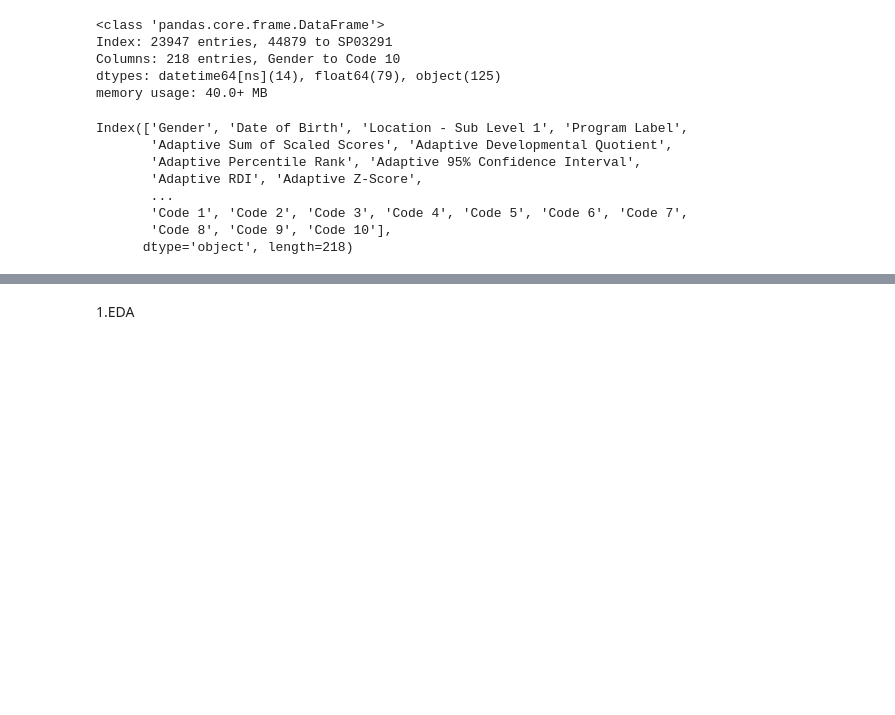
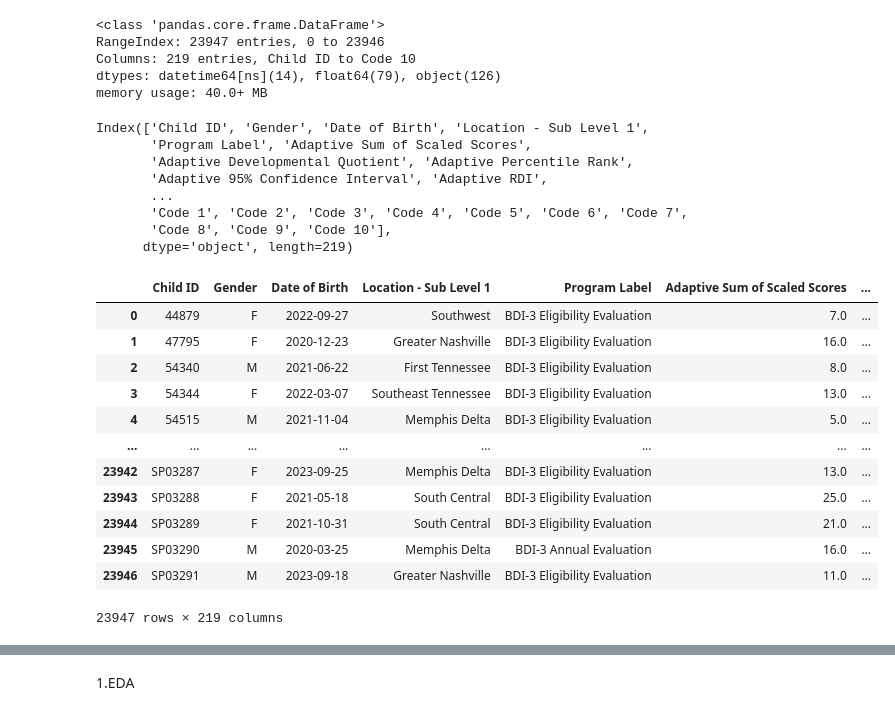
Before and after one commit to NSS-Data-Analytics-Cohort-10/teis-bullmastiff, a Jupyter notebook: notebooks/TEIS BDI.ipynb, the cells around one changed output, grey strips where cells are left out. Cells and saved outputs as stored; diff of their text form; code cells hidden in the pictures; blank space fills up the shorter version.

```diff
--- a/notebooks/TEIS BDI.ipynb
+++ b/notebooks/TEIS BDI.ipynb
@@ -4,23 +4,39 @@ import numpy as np
 import matplotlib.pyplot as plt
 import seaborn as sns
 # %%
-BDI3_df = pd.read_excel('../data/BDI3 All Evals for NSS 11-2023.xlsx', index_col=0)
+BDI3_df = pd.read_excel('../data/BDI3 All Evals for NSS 11-2023.xlsx')
 # %%
 BDI3_df.info()
 # %% [output]
 <class 'pandas.core.frame.DataFrame'>
-Index: 23947 entries, 44879 to SP03291
-Columns: 218 entries, Gender to Code 10
-dtypes: datetime64[ns](14), float64(79), object(125)
+RangeIndex: 23947 entries, 0 to 23946
+Columns: 219 entries, Child ID to Code 10
+dtypes: datetime64[ns](14), float64(79), object(126)
 memory usage: 40.0+ MB
 # %%
 BDI3_df.columns
 # %% [output]
-Index(['Gender', 'Date of Birth', 'Location - Sub Level 1', 'Program Label',
-       'Adaptive Sum of Scaled Scores', 'Adaptive Developmental Quotient',
-       'Adaptive Percentile Rank', 'Adaptive 95% Confidence Interval',
-       'Adaptive RDI', 'Adaptive Z-Score',
+Index(['Child ID', 'Gender', 'Date of Birth', 'Location - Sub Level 1',
+       'Program Label', 'Adaptive Sum of Scaled Scores',
+       'Adaptive Developmental Quotient', 'Adaptive Percentile Rank',
+       'Adaptive 95% Confidence Interval', 'Adaptive RDI',
        ...
        'Code 1', 'Code 2', 'Code 3', 'Code 4', 'Code 5', 'Code 6', 'Code 7',
        'Code 8', 'Code 9', 'Code 10'],
-      dtype='object', length=218)
+      dtype='object', length=219)
+# %%
+BDI3_df
+# %% [output]
+|  | Child ID | Gender | Date of Birth | Location - Sub Level 1 | Program Label | Adaptive Sum of Scaled Scores | ... |
+| 0 | 44879 | F | 2022-09-27 | Southwest | BDI-3 Eligibility Evaluation | 7.0 | ... |
+| 1 | 47795 | F | 2020-12-23 | Greater Nashville | BDI-3 Eligibility Evaluation | 16.0 | ... |
+| 2 | 54340 | M | 2021-06-22 | First Tennessee | BDI-3 Eligibility Evaluation | 8.0 | ... |
+| 3 | 54344 | F | 2022-03-07 | Southeast Tennessee | BDI-3 Eligibility Evaluation | 13.0 | ... |
+| 4 | 54515 | M | 2021-11-04 | Memphis Delta | BDI-3 Eligibility Evaluation | 5.0 | ... |
+| ... | ... | ... | ... | ... | ... | ... | ... |
+| 23942 | SP03287 | F | 2023-09-25 | Memphis Delta | BDI-3 Eligibility Evaluation | 13.0 | ... |
+| 23943 | SP03288 | F | 2021-05-18 | South Central | BDI-3 Eligibility Evaluation | 25.0 | ... |
+| 23944 | SP03289 | F | 2021-10-31 | South Central | BDI-3 Eligibility Evaluation | 21.0 | ... |
+| 23945 | SP03290 | M | 2020-03-25 | Memphis Delta | BDI-3 Annual Evaluation | 16.0 | ... |
+| 23946 | SP03291 | M | 2023-09-18 | Greater Nashville | BDI-3 Eligibility Evaluation | 11.0 | ... |
+23947 rows × 219 columns
```
Also changed, not shown: parts of 13 cells of this notebook.
